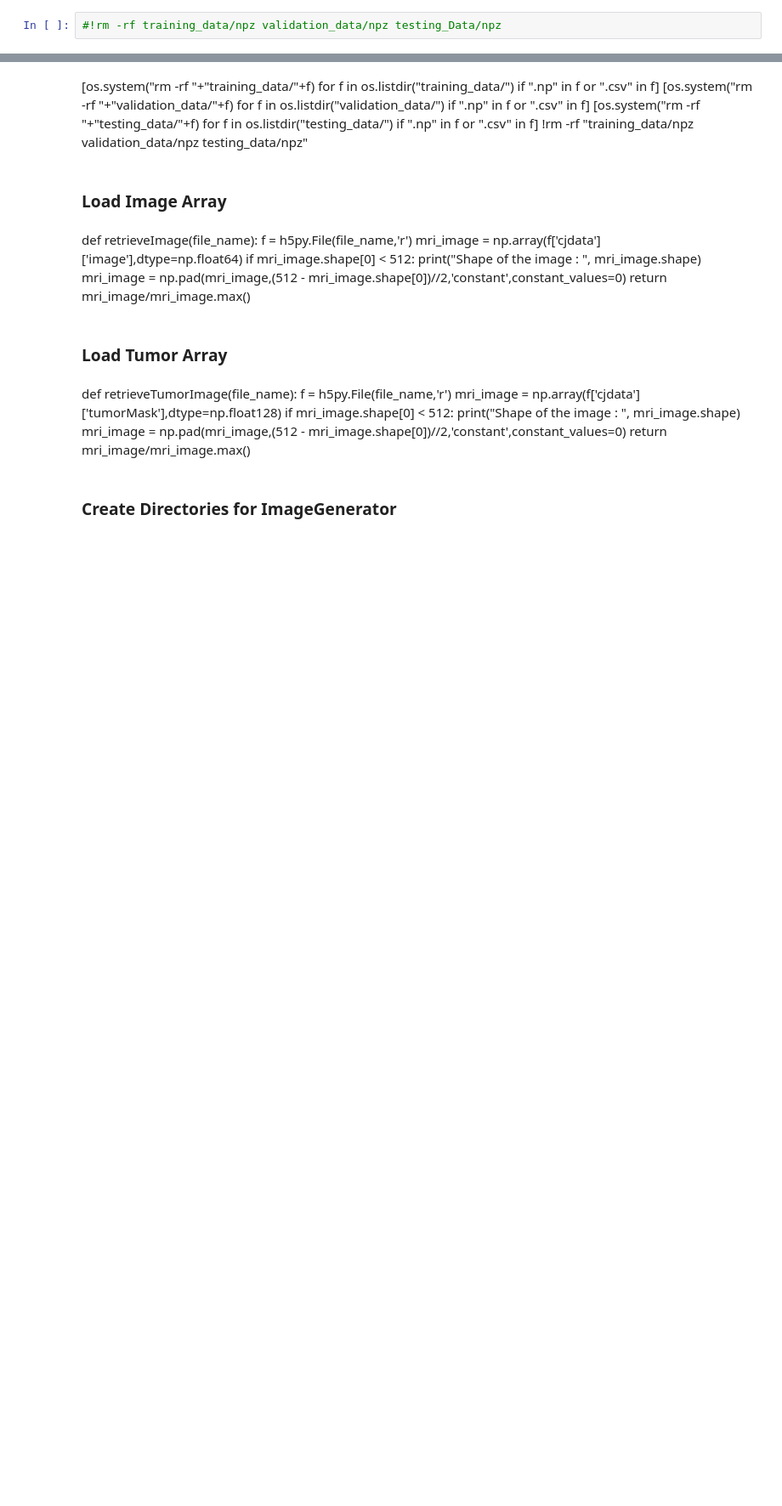
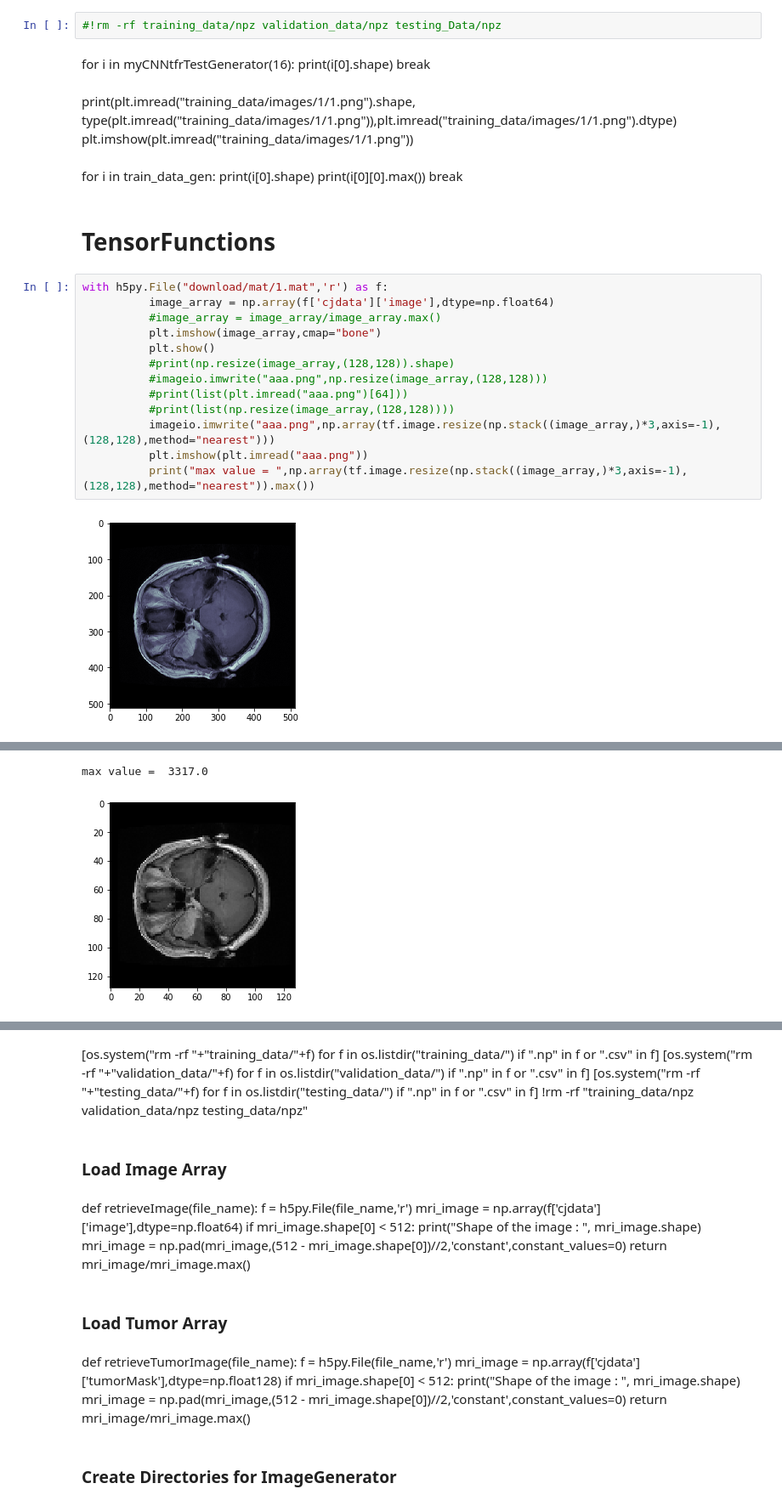
Before and after one commit to PadmarajBhat/Machine-Learning, a Jupyter notebook: BrainTumorClassification.ipynb, the cells around one changed output, grey strips where cells are left out. Shown at 85% size. Drawn from its saved outputs; the diff is of its cells as text; blank space fills up the shorter version.

```diff
--- a/BrainTumorClassification.ipynb
+++ b/BrainTumorClassification.ipynb
@@ -483,2 +370,31 @@ Found 827 images belonging to 3 classes.
 # %%
 #!rm -rf training_data/npz validation_data/npz testing_Data/npz
+# %% [markdown]
+for i in myCNNtfrTestGenerator(16):
+  print(i[0].shape)
+  break
+# %% [markdown]
+print(plt.imread("training_data/images/1/1.png").shape, type(plt.imread("training_data/images/1/1.png")),plt.imread("training_data/images/1/1.png").dtype)
+plt.imshow(plt.imread("training_data/images/1/1.png"))
+# %% [markdown]
+for i in train_data_gen:
+  print(i[0].shape)
+  print(i[0][0].max())
+  break
+# %% [markdown]
+# TensorFunctions
+# %%
+with h5py.File("download/mat/1.mat",'r') as f:
+          image_array = np.array(f['cjdata']['image'],dtype=np.float64)
+          #image_array = image_array/image_array.max()
+          plt.imshow(image_array,cmap="bone")
+          plt.show()
+          #print(np.resize(image_array,(128,128)).shape)
+          #imageio.imwrite("aaa.png",np.resize(image_array,(128,128)))
+          #print(list(plt.imread("aaa.png")[64]))
+          #print(list(np.resize(image_array,(128,128))))
+          imageio.imwrite("aaa.png",np.array(tf.image.resize(np.stack((image_array,)*3,axis=-1),(128,128),method="nearest")))
+          plt.imshow(plt.imread("aaa.png"))
+          print("max value = ",np.array(tf.image.resize(np.stack((image_array,)*3,axis=-1),(128,128),method="nearest")).max())
+# %% [output]
+[figure, added]
@@ -484,0 +402,2 @@ Found 827 images belonging to 3 classes.
+max value =  3317.0
+[figure, added]
```
Also changed, not shown: parts of 18 cells of this notebook.
